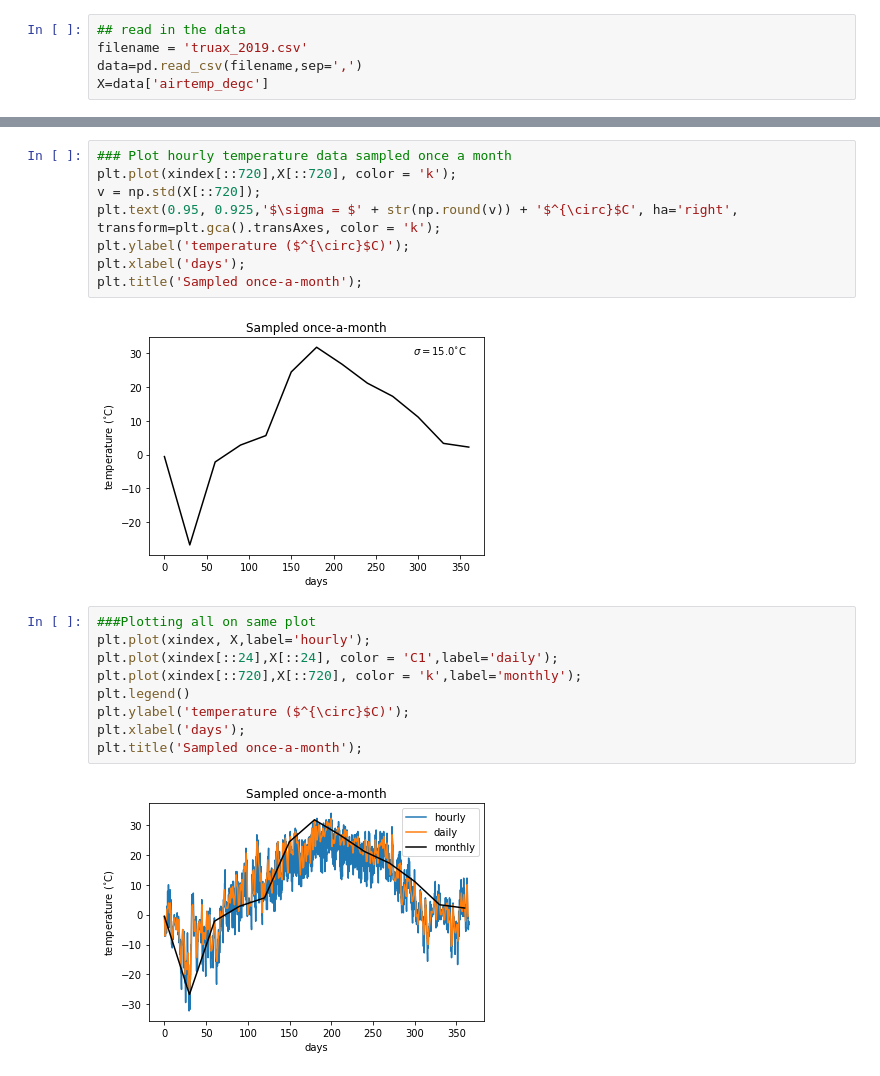
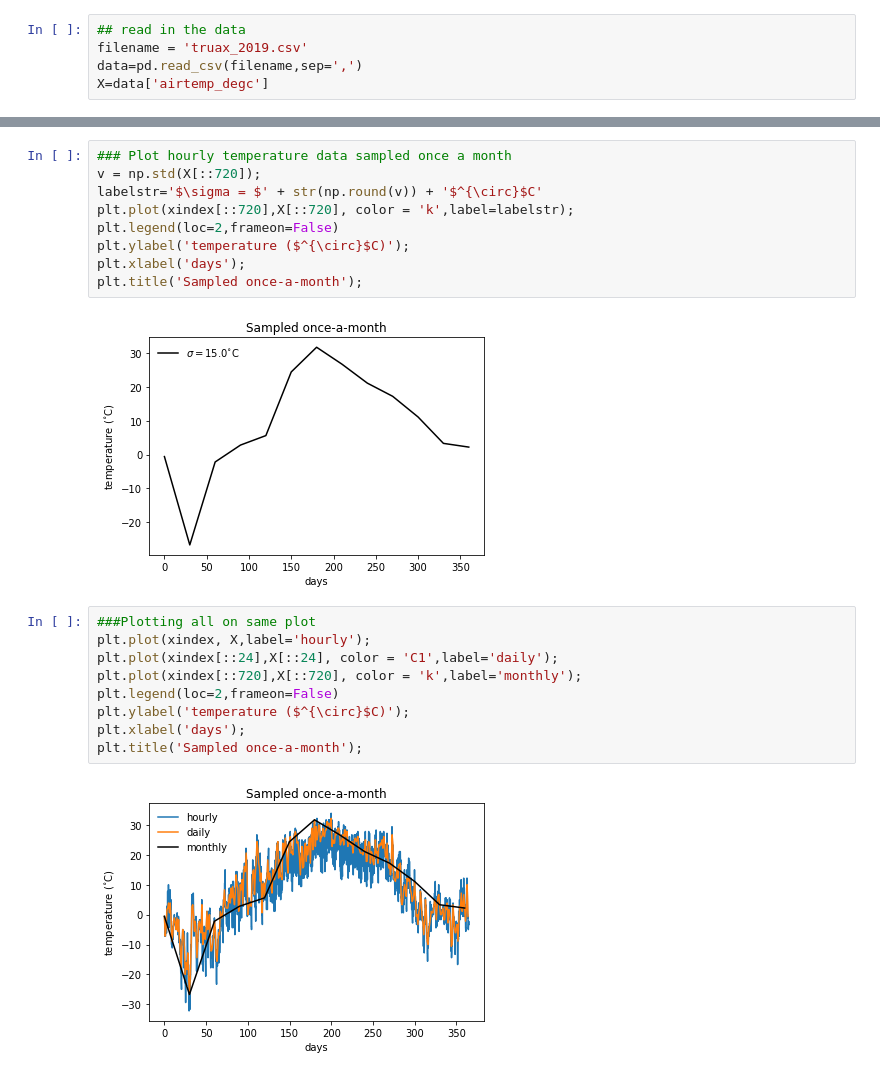
Before and after one commit to emaroon/aos575_fall2020, a Jupyter notebook: inclass_examples/variance_example.ipynb, the cells around one changed output, grey strips where cells are left out. Saved outputs shown, nothing was run; the diff lists cells and outputs as text.

```diff
--- a/inclass_examples/variance_example.ipynb
+++ b/inclass_examples/variance_example.ipynb
@@ -47,23 +52,24 @@ plt.title('Sampled once-a-day');
 # %%
 ### Plot hourly temperature data sampled once a month
-plt.plot(xindex[::720],X[::720], color = 'k');
 v = np.std(X[::720]);
-plt.text(0.95, 0.925,'$\sigma = $' + str(np.round(v)) + '$^{\circ}$C', ha='right', transform=plt.gca().transAxes, color = 'k');
+labelstr='$\sigma = $' + str(np.round(v)) + '$^{\circ}$C'
+plt.plot(xindex[::720],X[::720], color = 'k',label=labelstr);
+plt.legend(loc=2,frameon=False)
 plt.ylabel('temperature ($^{\circ}$C)');
 plt.xlabel('days');
 plt.title('Sampled once-a-month');
 # %% [output]
-[figure, old version]
+[figure, new version]
 # %%
 ###Plotting all on same plot
 plt.plot(xindex, X,label='hourly');
 plt.plot(xindex[::24],X[::24], color = 'C1',label='daily');
 plt.plot(xindex[::720],X[::720], color = 'k',label='monthly');
-plt.legend()
+plt.legend(loc=2,frameon=False)
 plt.ylabel('temperature ($^{\circ}$C)');
 plt.xlabel('days');
 plt.title('Sampled once-a-month');
 # %% [output]
-[figure, old version]
+[figure, new version]
 # %%
 ### Plot sampled daily over one month
```
Also changed, not shown: parts of 7 cells of this notebook, 15 other files.
